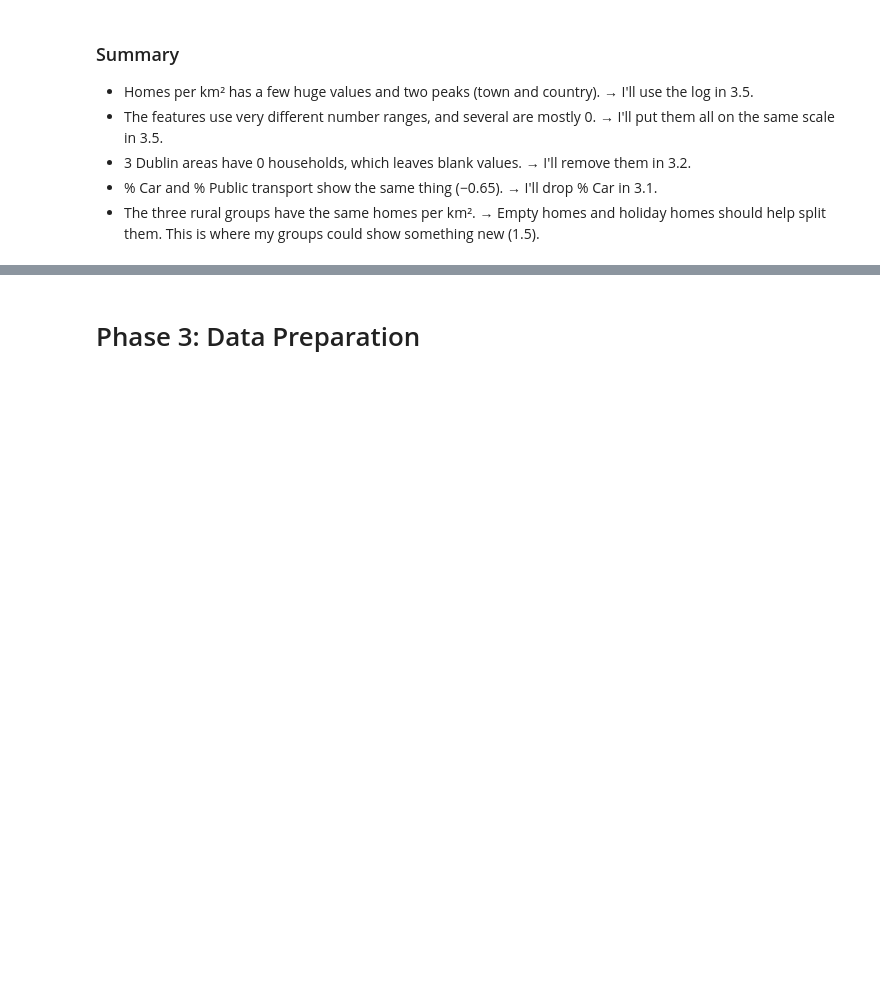
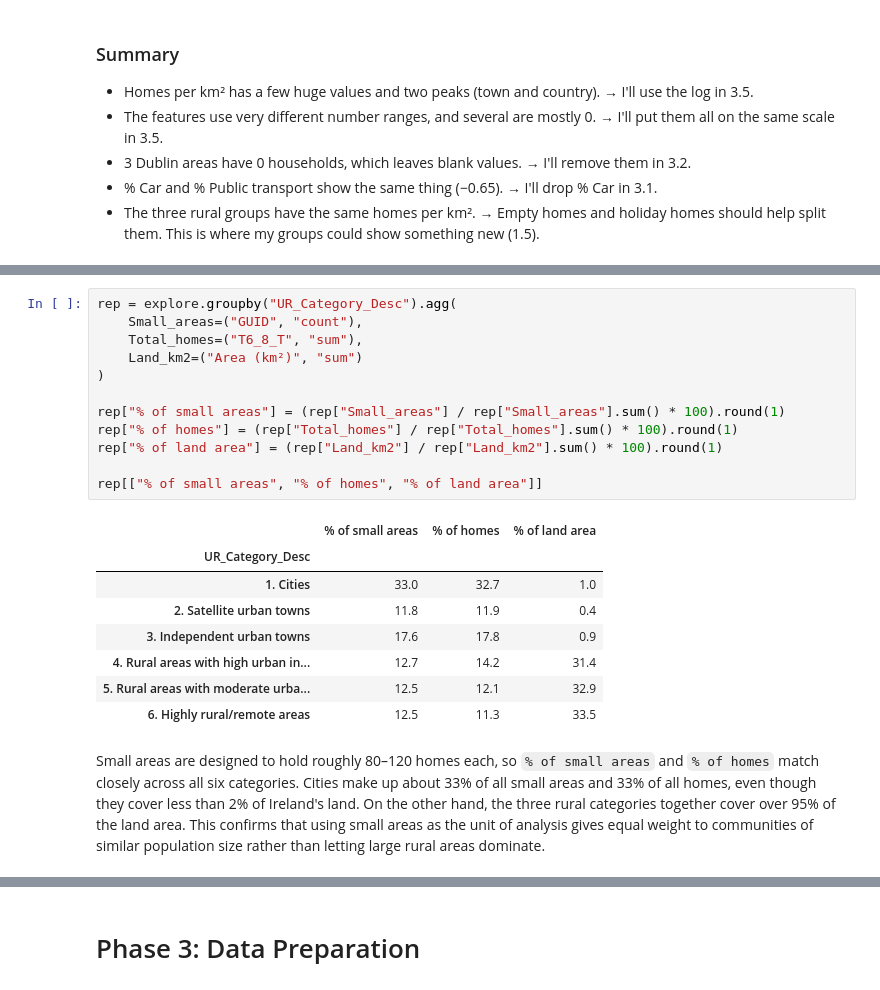
Before and after one commit to SwoopCodes/Data-Analytics_Irish-housing-density, a Jupyter notebook: notebooks/CA2_CRISP_DM_Notebook.ipynb, the cells around one changed output, grey strips where cells are left out. Cells and saved outputs as stored; diff of their text form; blank space fills up the shorter version.

```diff
--- a/notebooks/CA2_CRISP_DM_Notebook.ipynb
+++ b/notebooks/CA2_CRISP_DM_Notebook.ipynb
@@ -554,0 +673,23 @@ I'm keeping these, because each one still tells me something different. Two thin
+# %%
+rep = explore.groupby("UR_Category_Desc").agg(
+    Small_areas=("GUID", "count"),
+    Total_homes=("T6_8_T", "sum"),
+    Land_km2=("Area (km²)", "sum")
+)
+
+rep["% of small areas"] = (rep["Small_areas"] / rep["Small_areas"].sum() * 100).round(1)
+rep["% of homes"] = (rep["Total_homes"] / rep["Total_homes"].sum() * 100).round(1)
+rep["% of land area"] = (rep["Land_km2"] / rep["Land_km2"].sum() * 100).round(1)
+
+rep[["% of small areas", "% of homes", "% of land area"]]
+# %% [output]
+|  | % of small areas | % of homes | % of land area |
+| UR_Category_Desc |  |  |  |
+| 1. Cities | 33.0 | 32.7 | 1.0 |
+| 2. Satellite urban towns | 11.8 | 11.9 | 0.4 |
+| 3. Independent urban towns | 17.6 | 17.8 | 0.9 |
+| 4. Rural areas with high urban in... | 12.7 | 14.2 | 31.4 |
+| 5. Rural areas with moderate urba... | 12.5 | 12.1 | 32.9 |
+| 6. Highly rural/remote areas | 12.5 | 11.3 | 33.5 |
+# %% [markdown]
+Small areas are designed to hold roughly 80–120 homes each, so `% of small areas` and `% of homes` match closely across all six categories. Cities make up about 33% of all small areas and 33% of all homes, even though they cover less than 2% of Ireland's land. On the other hand, the three rural categories together cover over 95% of the land area. This confirms that using small areas as the unit of analysis gives equal weight to communities of similar population size rather than letting large rural areas dominate.
```
Also changed, not shown: parts of 15 cells of this notebook.
